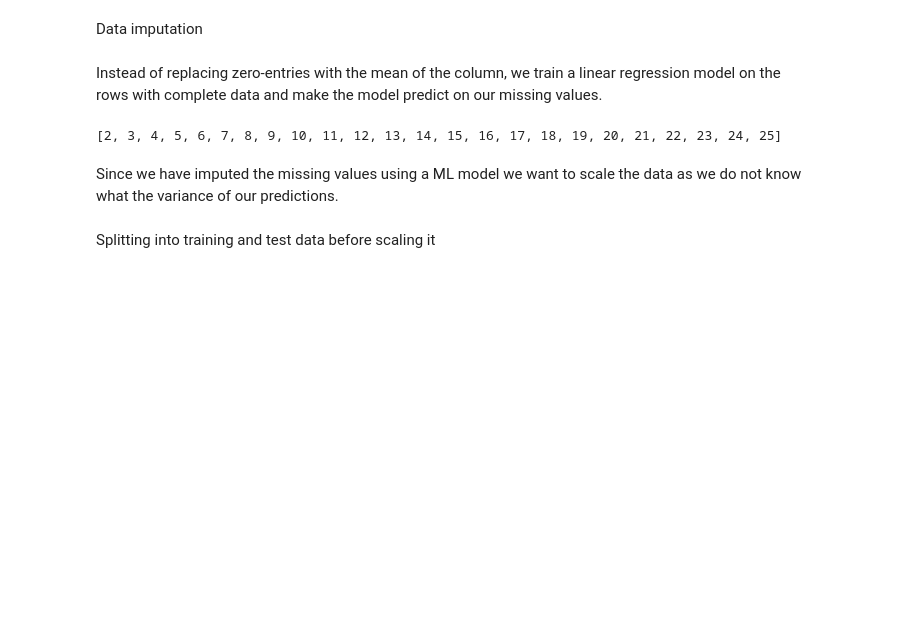
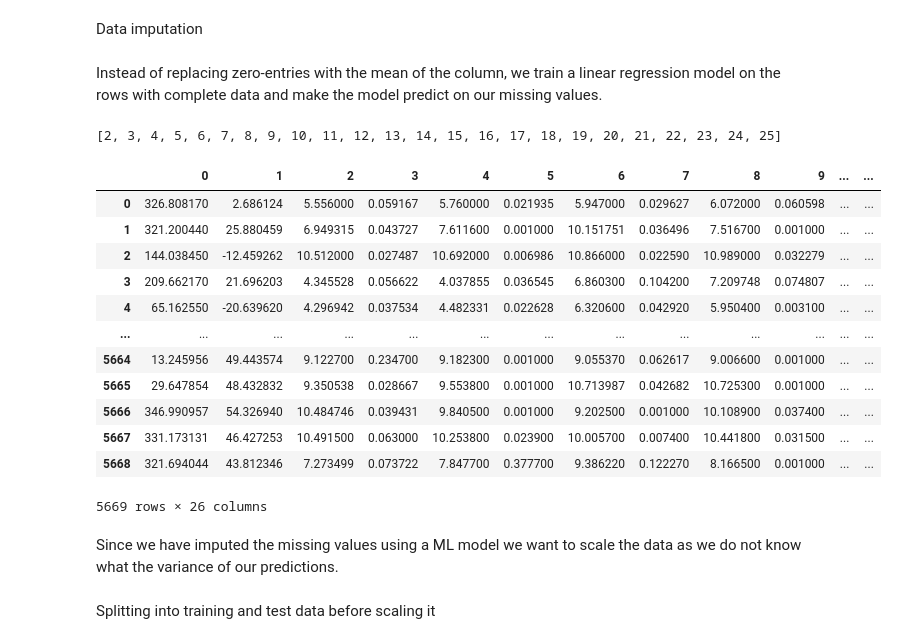
Before and after one commit to uh2000/brown_dwarf_detection, a Jupyter notebook: main.ipynb, the cells around one changed output. Saved outputs shown, nothing was run; the diff lists cells and outputs as text; code cells hidden in the pictures; blank space fills up the shorter version.

```diff
--- a/main.ipynb
+++ b/main.ipynb
@@ -54,37 +54,52 @@ Data imputation
 Instead of replacing zero-entries with the mean of the column, we train a linear regression model on the rows with complete data and make the model predict on our missing values.
 # %%
 from sklearn.linear_model import LinearRegression
-
+np.random.seed(SEED)
 # Check which columns have zero values
 columns_with_zero = data.columns[(data == 0).any()].tolist()
 
 print(columns_with_zero)
 # Identify the target column
 target_columns = columns_with_zero
 
 # Split the dataframe into two: one with zero values and one without
 for target_column in target_columns:
     df_zeros = data[data[target_column] == 0]
     df_no_zeros = data[data[target_column] != 0]
 
     # Create X_train, y_train from df_no_zeros
     X_train = df_no_zeros.drop(columns=target_column)
     y_train = df_no_zeros[target_column]
 
     # Create X_test from df_zeros
     X_test = df_zeros.drop(columns=target_column)
 
     # Use a machine learning model to train on X_train and y_train
     model = LinearRegression()
     model.fit(X_train, y_train)
 
     # Predict the y_test values using the trained model and X_test
     y_test = model.predict(X_test)
 
     # Replace the zero values in the original dataframe
     data.loc[data[target_column] == 0, target_column] = y_test
+
+data
 # %% [output]
 [2, 3, 4, 5, 6, 7, 8, 9, 10, 11, 12, 13, 14, 15, 16, 17, 18, 19, 20, 21, 22, 23, 24, 25]
+|  | 0 | 1 | 2 | 3 | 4 | 5 | 6 | 7 | 8 | 9 | ... | ... |
+| 0 | 326.808170 | 2.686124 | 5.556000 | 0.059167 | 5.760000 | 0.021935 | 5.947000 | 0.029627 | 6.072000 | 0.060598 | ... | ... |
+| 1 | 321.200440 | 25.880459 | 6.949315 | 0.043727 | 7.611600 | 0.001000 | 10.151751 | 0.036496 | 7.516700 | 0.001000 | ... | ... |
+| 2 | 144.038450 | -12.459262 | 10.512000 | 0.027487 | 10.692000 | 0.006986 | 10.866000 | 0.022590 | 10.989000 | 0.032279 | ... | ... |
+| 3 | 209.662170 | 21.696203 | 4.345528 | 0.056622 | 4.037855 | 0.036545 | 6.860300 | 0.104200 | 7.209748 | 0.074807 | ... | ... |
+| 4 | 65.162550 | -20.639620 | 4.296942 | 0.037534 | 4.482331 | 0.022628 | 6.320600 | 0.042920 | 5.950400 | 0.003100 | ... | ... |
+| ... | ... | ... | ... | ... | ... | ... | ... | ... | ... | ... | ... | ... |
+| 5664 | 13.245956 | 49.443574 | 9.122700 | 0.234700 | 9.182300 | 0.001000 | 9.055370 | 0.062617 | 9.006600 | 0.001000 | ... | ... |
+| 5665 | 29.647854 | 48.432832 | 9.350538 | 0.028667 | 9.553800 | 0.001000 | 10.713987 | 0.042682 | 10.725300 | 0.001000 | ... | ... |
+| 5666 | 346.990957 | 54.326940 | 10.484746 | 0.039431 | 9.840500 | 0.001000 | 9.202500 | 0.001000 | 10.108900 | 0.037400 | ... | ... |
+| 5667 | 331.173131 | 46.427253 | 10.491500 | 0.063000 | 10.253800 | 0.023900 | 10.005700 | 0.007400 | 10.441800 | 0.031500 | ... | ... |
+| 5668 | 321.694044 | 43.812346 | 7.273499 | 0.073722 | 7.847700 | 0.377700 | 9.386220 | 0.122270 | 8.166500 | 0.001000 | ... | ... |
+5669 rows × 26 columns
 # %% [markdown]
 Since we have imputed the missing values using a ML model we want to scale the data as we do not know what the variance of our predictions.
 # %% [markdown]
```
Also changed, not shown: parts of 10 cells of this notebook.
